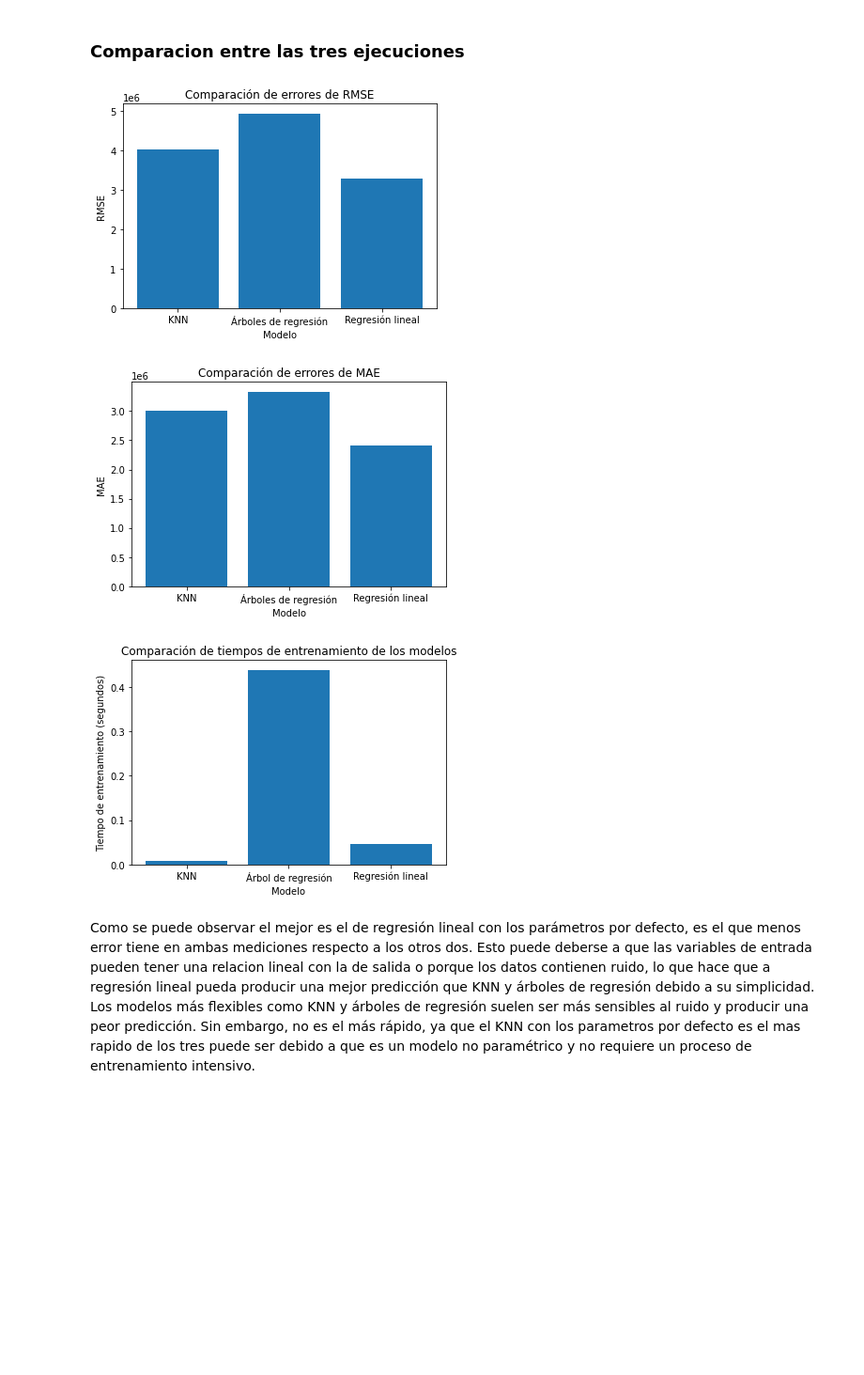
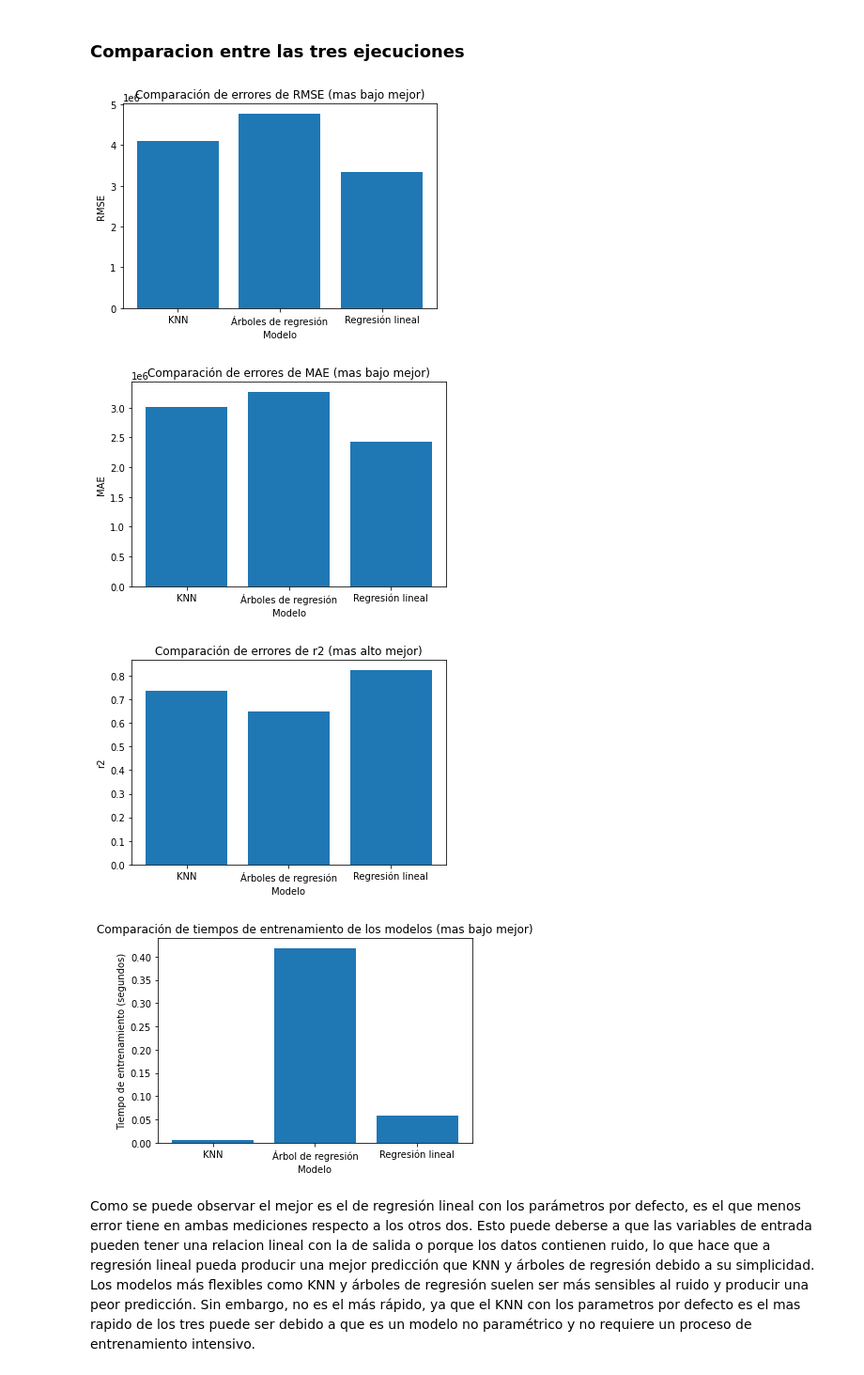
Before and after one commit to AsierJustoTuruelo/Grupo32-Practica1, a Jupyter notebook: Practica1_grupo32.ipynb, the cells around one changed output. Shown at 94% size. Cells and saved outputs as stored; diff of their text form; code cells hidden in the pictures; blank space fills up the shorter version.

Commit message:
añadido modelo

```diff
--- a/Practica1_grupo32.ipynb
+++ b/Practica1_grupo32.ipynb
@@ -174,0 +149,15 @@ Tiempo de entrenamiento: 0.43798303604125977
+# %%
+# arbol de regresion con validacion cruzada
+decision_tree = DecisionTreeRegressor()
+
+# Evaluar modelo con 3 mediciones
+# se mide el tiempo
+start_time = time.time()
+decision_tree.fit(X_train, y_train)
+train_time_tree = time.time() - start_time
+
+rmse_tree = np.sqrt(-cross_val_score(decision_tree, X_train, y_train, cv=5, scoring='neg_mean_squared_error')).mean()
+mae_tree= -cross_val_score(decision_tree, X_train, y_train, cv=5, scoring='neg_mean_absolute_error').mean()
+r2_tree = cross_val_score(decision_tree, X_train, y_train, cv=5, scoring='r2').mean()
+
+print("Árbol de regresión:\n", "RMSE:", rmse_tree, "\n", "MAE:", mae_tree, "\n", "r2:", r2_tree, "\n", "Tiempo de entrenamiento tree:", train_time_tree)
@@ -203,0 +172,15 @@ Tiempo de entrenamiento: 0.046337127685546875
+# %%
+# Crear modelo de regresión lineal
+linear_regression = LinearRegression()
+
+# Evaluar modelo con 3 mediciones
+# se mide el tiempo
+start_time = time.time()
+linear_regression.fit(X_train, y_train)
+train_time_lr = time.time() - start_time
+
+rmse_lr = np.sqrt(-cross_val_score(linear_regression, X_train, y_train, cv=5, scoring='neg_mean_squared_error')).mean()
+mae_lr = -cross_val_score(linear_regression, X_train, y_train, cv=5, scoring='neg_mean_absolute_error').mean()
+r2_lr = cross_val_score(linear_regression, X_train, y_train, cv=5, scoring='r2').mean()
+
+print("Regresión lineal:\n", "RMSE:", rmse_lr, "\n", "MAE:", mae_lr, "\n", "r2:", r2_lr, "\n", "Tiempo entrenamiento lr:", train_time_lr)
@@ -206,42 +195,52 @@ Tiempo de entrenamiento: 0.046337127685546875
 # %%
 # Graficar errores de RMSE
 plt.bar(['KNN', 'Árboles de regresión', 'Regresión lineal'], [rmse_knn, rmse_tree, rmse_lr])
-plt.title('Comparación de errores de RMSE')
+plt.title('Comparación de errores de RMSE (mas bajo mejor)')
 plt.xlabel('Modelo')
 plt.ylabel('RMSE')
 plt.show()
 print("\n")
 
 # Graficar errores de MAE
 plt.bar(['KNN', 'Árboles de regresión', 'Regresión lineal'], [mae_knn, mae_tree, mae_lr])
-plt.title('Comparación de errores de MAE')
+plt.title('Comparación de errores de MAE (mas bajo mejor)')
 plt.xlabel('Modelo')
 plt.ylabel('MAE')
+plt.show()
+print("\n")
+
+# Graficar error de r2
+# Graficar errores de RMSE
+plt.bar(['KNN', 'Árboles de regresión', 'Regresión lineal'], [r2_knn, r2_tree, r2_lr])
+plt.title('Comparación de errores de r2 (mas alto mejor)')
+plt.xlabel('Modelo')
+plt.ylabel('r2')
 plt.show()
 print("\n")
 
 
 # Para los tiempos de entrenaimiento
 # Crear una lista con los tiempos de entrenamiento de los tres modelos
 train_times = [train_time_knn, train_time_tree, train_time_lr]
 
 # Crear una figura y un eje
 fig, ax = plt.subplots()
 
 # Graficar los tiempos de entrenamiento de los tres modelos
 ax.bar(['KNN', 'Árbol de regresión', 'Regresión lineal'], train_times)
 
 # Agregar etiquetas y título
 ax.set_xlabel('Modelo')
 ax.set_ylabel('Tiempo de entrenamiento (segundos)')
-ax.set_title('Comparación de tiempos de entrenamiento de los modelos')
+ax.set_title('Comparación de tiempos de entrenamiento de los modelos (mas bajo mejor)')
 
 # Mostrar la figura
 plt.show()
 # %% [output]
-[figure, old version]
+[figure, new version]
-[figure, old version]
+[figure, new version]
-[figure, old version]
+[figure, new version]
+[figure, added]
 # %% [markdown]
 Como se puede observar el mejor es el de regresión lineal con los parámetros por defecto, es el que menos error tiene en ambas mediciones respecto a los otros dos. Esto puede deberse a que las variables de entrada pueden tener una relacion lineal con la de salida o porque los datos contienen ruido, lo que hace que a regresión lineal pueda producir una mejor predicción que KNN y árboles de regresión debido a su simplicidad. Los modelos más flexibles como KNN y árboles de regresión suelen ser más sensibles al ruido y producir una peor predicción. Sin embargo, no es el más rápido, ya que el KNN con los parametros por defecto es el mas rapido de los tres puede ser debido a que es un modelo no paramétrico y no requiere un proceso de entrenamiento intensivo.
 # %% [markdown]
```
Also changed, not shown: parts of 58 cells of this notebook, 1 other file.
